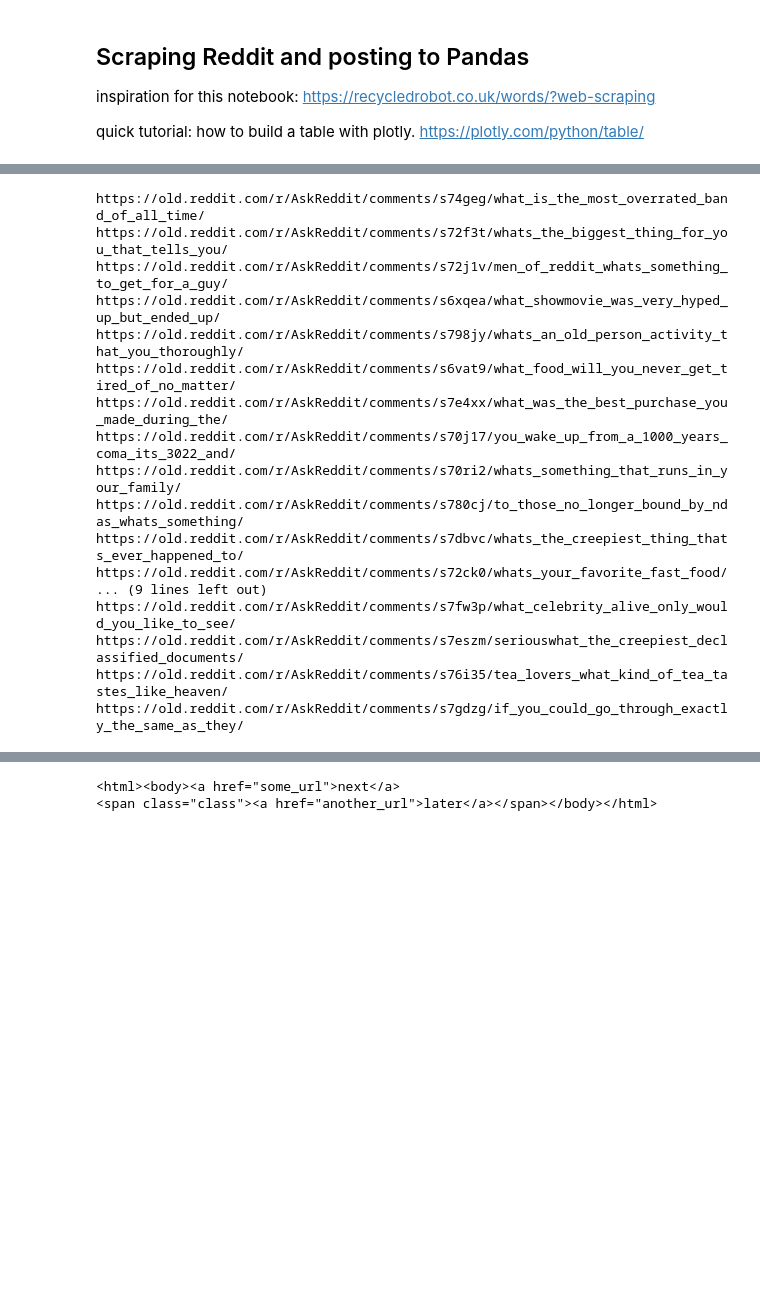
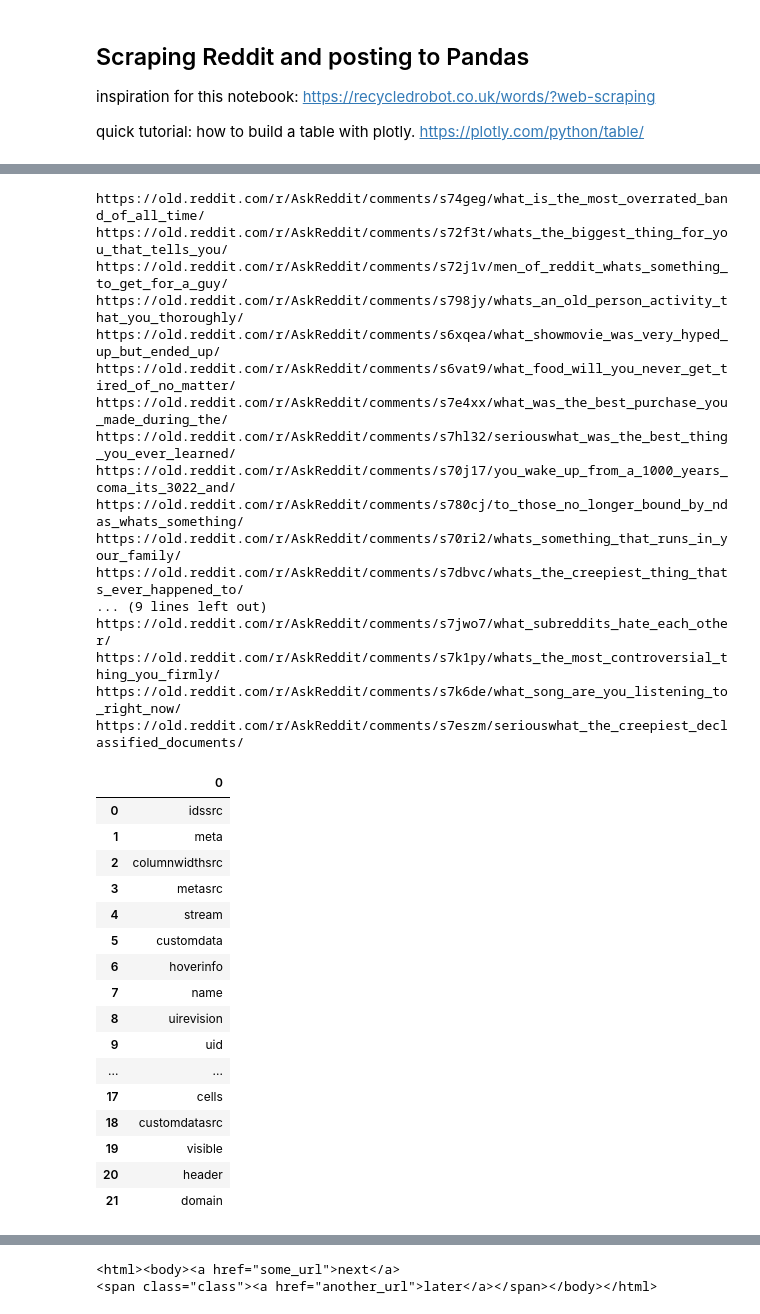
Before and after one commit to plotly-dash-apps/reddit_scraper, a Jupyter notebook: webscraper-reddit.ipynb, the cells around one changed output, grey strips where cells are left out. Cells and saved outputs as stored; diff of their text form; code cells hidden in the pictures; blank space fills up the shorter version.

```diff
--- a/webscraper-reddit.ipynb
+++ b/webscraper-reddit.ipynb
@@ -26,7 +26,7 @@ import urllib.request
 # %%
 # define a scraper function
 def lovely_soup(url):
-    r = requests.get(url, headers = {'User-agent': 'Agent_Smith'})
+    r = requests.get(url, headers = {'User-agent': 'Class_lesson'})
     return BeautifulSoup(r.text, 'lxml')
 # %%
 # apply the function to our reddit source
@@ -51,17 +51,41 @@ for link in links:
 https://old.reddit.com/r/AskReddit/comments/s74geg/what_is_the_most_overrated_band_of_all_time/
 https://old.reddit.com/r/AskReddit/comments/s72f3t/whats_the_biggest_thing_for_you_that_tells_you/
 https://old.reddit.com/r/AskReddit/comments/s72j1v/men_of_reddit_whats_something_to_get_for_a_guy/
+https://old.reddit.com/r/AskReddit/comments/s798jy/whats_an_old_person_activity_that_you_thoroughly/
 https://old.reddit.com/r/AskReddit/comments/s6xqea/what_showmovie_was_very_hyped_up_but_ended_up/
-https://old.reddit.com/r/AskReddit/comments/s798jy/whats_an_old_person_activity_that_you_thoroughly/
 https://old.reddit.com/r/AskReddit/comments/s6vat9/what_food_will_you_never_get_tired_of_no_matter/
 https://old.reddit.com/r/AskReddit/comments/s7e4xx/what_was_the_best_purchase_you_made_during_the/
+https://old.reddit.com/r/AskReddit/comments/s7hl32/seriouswhat_was_the_best_thing_you_ever_learned/
 https://old.reddit.com/r/AskReddit/comments/s70j17/you_wake_up_from_a_1000_years_coma_its_3022_and/
+https://old.reddit.com/r/AskReddit/comments/s780cj/to_those_no_longer_bound_by_ndas_whats_something/
 https://old.reddit.com/r/AskReddit/comments/s70ri2/whats_something_that_runs_in_your_family/
-https://old.reddit.com/r/AskReddit/comments/s780cj/to_those_no_longer_bound_by_ndas_whats_something/
 https://old.reddit.com/r/AskReddit/comments/s7dbvc/whats_the_creepiest_thing_thats_ever_happened_to/
-https://old.reddit.com/r/AskReddit/comments/s72ck0/whats_your_favorite_fast_food/
 ... (9 lines left out)
-https://old.reddit.com/r/AskReddit/comments/s7fw3p/what_celebrity_alive_only_would_you_like_to_see/
+https://old.reddit.com/r/AskReddit/comments/s7jwo7/what_subreddits_hate_each_other/
+https://old.reddit.com/r/AskReddit/comments/s7k1py/whats_the_most_controversial_thing_you_firmly/
+https://old.reddit.com/r/AskReddit/comments/s7k6de/what_song_are_you_listening_to_right_now/
 https://old.reddit.com/r/AskReddit/comments/s7eszm/seriouswhat_the_creepiest_declassified_documents/
-https://old.reddit.com/r/AskReddit/comments/s76i35/tea_lovers_what_kind_of_tea_tastes_like_heaven/
-https://old.reddit.com/r/AskReddit/comments/s7gdzg/if_you_could_go_through_exactly_the_same_as_they/
+# %%
+df = pd.DataFrame(data)
+def make_clickable(linkslist):
+    return '<a target="_blank" href="{}">{}</a>'.format(val, val)
+# %%
+df.style.format({'url': make_clickable})
+# %% [output]
+|  | 0 |
+| 0 | idssrc |
+| 1 | meta |
+| 2 | columnwidthsrc |
+| 3 | metasrc |
+| 4 | stream |
+| 5 | customdata |
+| 6 | hoverinfo |
+| 7 | name |
+| 8 | uirevision |
+| 9 | uid |
+| ... | ... |
+| 17 | cells |
+| 18 | customdatasrc |
+| 19 | visible |
+| 20 | header |
+| 21 | domain |
```
Also changed, not shown: parts of 2 cells of this notebook, 1 other file.
